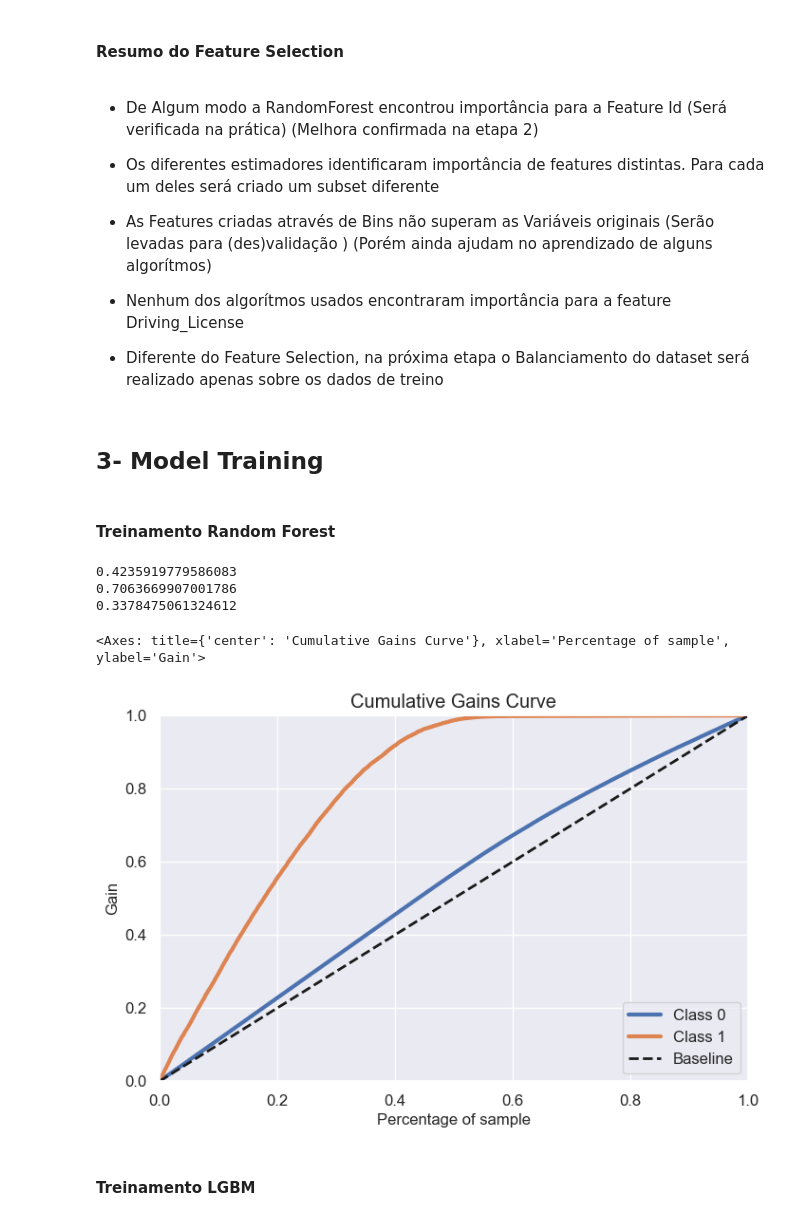
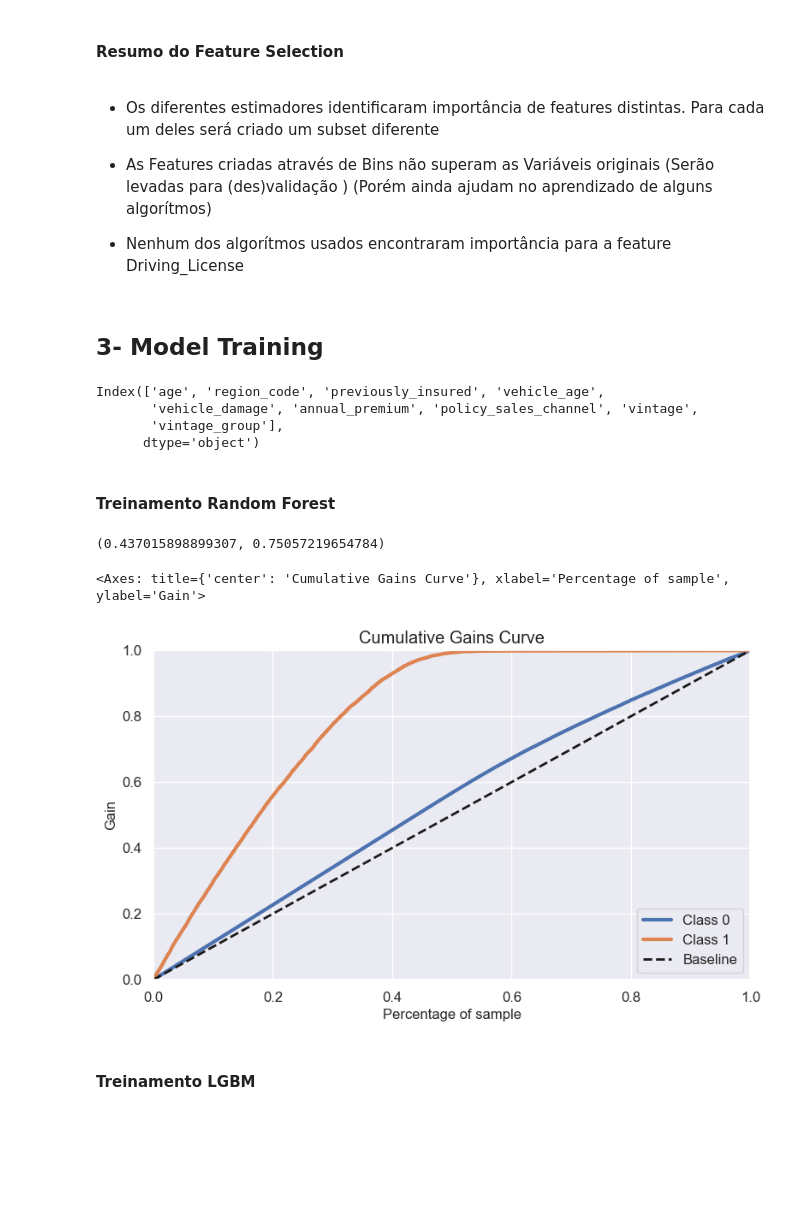
Before and after one commit to vinicius-marim/cross_sell_seguradora, a Jupyter notebook: Model.ipynb, the cells around one changed output. Drawn from its saved outputs; the diff is of its cells as text; code cells hidden in the pictures; blank space fills up the shorter version.

Commit message:
atualização modelo e api - 2.0

```diff
--- a/Model.ipynb
+++ b/Model.ipynb
@@ -247,9 +239,0 @@ sns.barplot(data=feature_score3, x='feature_importance', y='feature_name');
-# %%
-model4 = GradientBoostingClassifier(n_estimators=200)
-
-pipeline4 = Pipeline(steps=[
-                             ('enc1' , onehot ),
-                             ('enc2' , target ),
-                             ('model', model4  ) ] )
-
-pipeline4.fit(X, y)
@@ -276,7 +243,7 @@ sns.barplot(data=feature_score3, x='feature_importance', y='feature_name');
 ##### Recursive Feature Elimination
 # %%
 # Uso de Recursive Feature Elimination para Feature Selection
-rfe_LGB = RFECV(estimator=LGBM( n_jobs= -1 ), cv=3, n_jobs=-1, min_features_to_select=7)
+rfe_LGB = RFECV(estimator=LGBM( n_jobs= -1 ), cv=4, n_jobs=-1, min_features_to_select=5)
 pipe_LGB = Pipeline(steps=[ ('enc1' , onehot ),
                             ('enc2' , target ),
                             ('model', rfe_LGB ) ] )
@@ -316,15 +308,11 @@ sns.barplot(data=feature_score_pipe2, x='feature_importance', y='feature_name');
 # %% [markdown]
 #### Resumo do Feature Selection
 # %% [markdown]
-- De Algum modo a RandomForest encontrou importância para a Feature Id (Será verificada na prática) (Melhora confirmada na etapa 2)
-
 - Os diferentes estimadores identificaram importância de features distintas. Para cada um deles será criado um subset diferente
 
 - As Features criadas através de Bins não superam as Variáveis originais (Serão levadas para (des)validação ) (Porém ainda ajudam no aprendizado de alguns algorítmos)
 
 - Nenhum dos algorítmos usados encontraram importância para a feature Driving_License
-
-- Diferente do Feature Selection, na próxima etapa o Balanciamento do dataset será realizado apenas sobre os dados de treino
 # %% [markdown]
 ## 3- Model Training
 # %%
@@ -387,32 +381,35 @@ def get_predictions( model ):
 # #### Estimator 1 - Random Forest
 # # Random Forest - Data Preset
 
-X_train, X_valid, y_train, y_valid = model_data_preset(X1, y1, train_size=0.75, under_sampling=0.4,
-                                               create_age_group=True, create_vintage_group=True )
+X_train, X_valid, y_train, y_valid = model_data_preset(X1, y1, col_drop_list=['driving_license', 'gender'], train_size=0.80, under_sampling=0.5,
+                                               create_age_group=False, create_vintage_group=True )
 
 # Encoders Config - Random Forest
-onehot = OneHotEncoder(cols=[ 'vehicle_damage', 'gender'])
-target = TargetEncoder(cols=['age', 'region_code', 'policy_sales_channel',
-                             'vintage', 'vehicle_age', 'vintage_group', 'age_group'])
+onehot = OneHotEncoder(cols=[ 'vehicle_damage', 'previously_insured'])
+target = TargetEncoder(cols=['age', 'region_code', 'policy_sales_channel', 'vehicle_age', 'vintage_group'])
+# %%
+X_train.columns
+# %% [output]
+Index(['age', 'region_code', 'previously_insured', 'vehicle_age',
+       'vehicle_damage', 'annual_premium', 'policy_sales_channel', 'vintage',
+       'vintage_group'],
+      dtype='object')
 # %% [markdown]
 #### Treinamento Random Forest
 # %%
 # Treinamento Random Forest
-model1 = RandomForestClassifier(n_estimators=200, bootstrap=True, class_weight='balanced', n_jobs=-1)
+model1 = RandomForestClassifier(n_estimators=117, bootstrap=True, n_jobs=-1)
 
 pred1, pred01 = get_predictions(model1)
+scoring(y_valid, pred1)
+# %% [output]
+(0.437015898899307, 0.75057219654784)
-# %%
-scoring(y_valid, pred1)
-# %% [output]
-0.4235919779586083
-0.7063669907001786
-0.3378475061324612
 # %%
 # Cumulative Gain Curve for ranking purpose
-skplt.metrics.plot_cumulative_gain(y_valid, pred01, figsize=(8,5))
+skplt.metrics.plot_cumulative_gain(y_valid, pred01, figsize=(9,5))
 # %% [output]
 <Axes: title={'center': 'Cumulative Gains Curve'}, xlabel='Percentage of sample', ylabel='Gain'>
-[figure, old version]
+[figure, new version]
 # %% [markdown]
 #### Treinamento LGBM
 # %%
```
Also changed, not shown: parts of 45 cells of this notebook, 11 other files.
